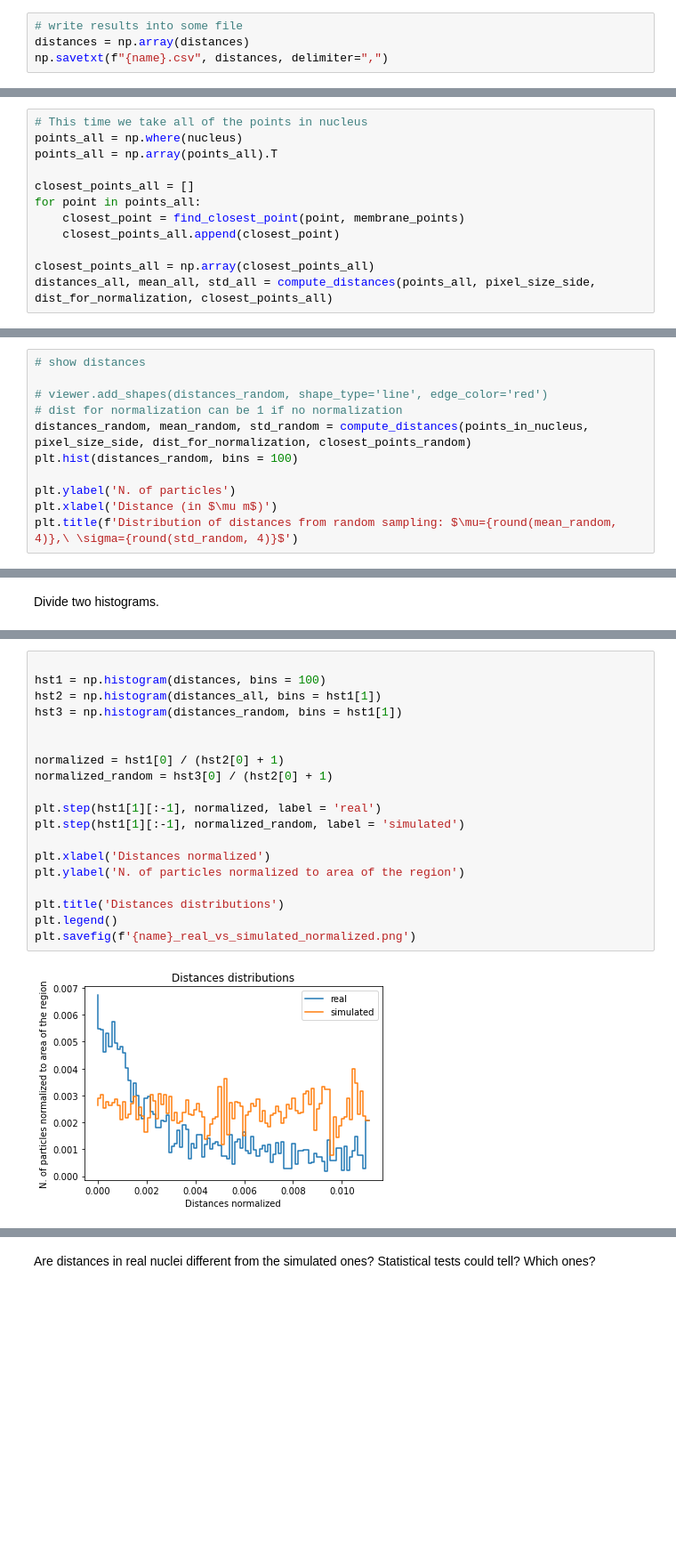
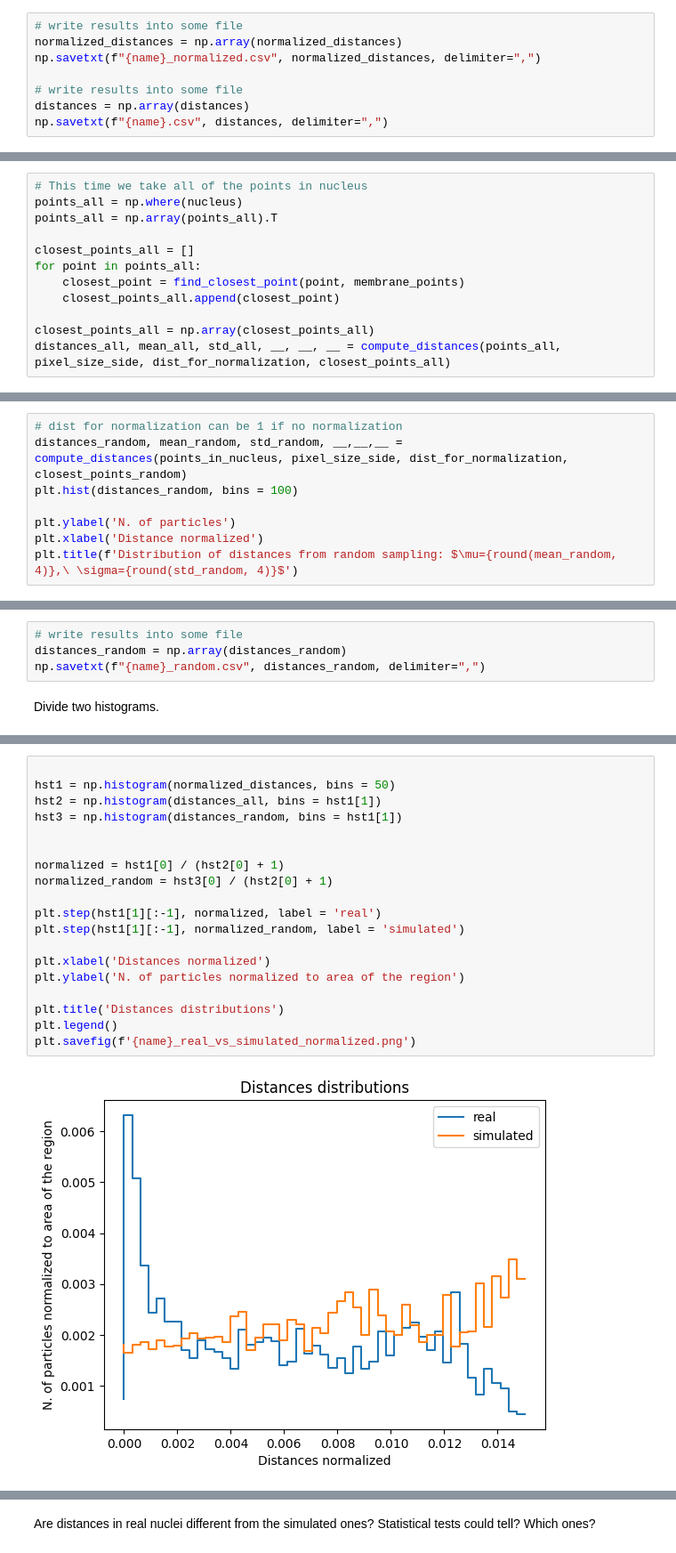
Before and after one commit to programerkotik/viral_particles_distribution_in_nucleus, a Jupyter notebook: Distance Analysis.ipynb, the cells around one changed output, grey strips where cells are left out. Shown at 89% size. Cells and saved outputs as stored; diff of their text form; blank space fills up the shorter version.

```diff
--- a/Distance Analysis.ipynb
+++ b/Distance Analysis.ipynb
@@ -131,6 +158,10 @@ plt.savefig(f'{name}.png')
 # %% [markdown]
 Optionally, we can save all the distances as csv file.
 # %%
+# write results into some file
+normalized_distances = np.array(normalized_distances)
+np.savetxt(f"{name}_normalized.csv", normalized_distances, delimiter=",")
+
 # write results into some file
 distances = np.array(distances)
 np.savetxt(f"{name}.csv", distances, delimiter=",")
@@ -147,5 +178,5 @@ for point in points_all:
     closest_points_all.append(closest_point)
 
 closest_points_all = np.array(closest_points_all)
-distances_all, mean_all, std_all = compute_distances(points_all, pixel_size_side, dist_for_normalization, closest_points_all)
+distances_all, mean_all, std_all, __, __, __ = compute_distances(points_all, pixel_size_side, dist_for_normalization, closest_points_all)
 # %%
@@ -188,14 +218,11 @@ closest_points_random = np.array(closest_points_random)
 # %% [markdown]
 And visualize them as a histogram.
 # %%
-# show distances
-
-# viewer.add_shapes(distances_random, shape_type='line', edge_color='red')
 # dist for normalization can be 1 if no normalization
-distances_random, mean_random, std_random = compute_distances(points_in_nucleus, pixel_size_side, dist_for_normalization, closest_points_random)
+distances_random, mean_random, std_random, __,__,__ = compute_distances(points_in_nucleus, pixel_size_side, dist_for_normalization, closest_points_random)
 plt.hist(distances_random, bins = 100)
 
 plt.ylabel('N. of particles')
-plt.xlabel('Distance (in $\mu m$)')
+plt.xlabel('Distance normalized')
 plt.title(f'Distribution of distances from random sampling: $\mu={round(mean_random, 4)},\ \sigma={round(std_random, 4)}$')
 # %% [output]
@@ -204,3 +231,7 @@ Text(0.5, 1.0, 'Distribution of distances from random sampling: $\\mu=0.0039,\\
+# %%
+# write results into some file
+distances_random = np.array(distances_random)
+np.savetxt(f"{name}_random.csv", distances_random, delimiter=",")
 # %% [markdown]
 Divide two histograms.
 # %%
@@ -217,24 +248,24 @@ plt.savefig(f'{name}_real_vs_simulated.png')
 # %%
 
-hst1 = np.histogram(distances, bins = 100)
+hst1 = np.histogram(normalized_distances, bins = 50)
 hst2 = np.histogram(distances_all, bins = hst1[1])
 hst3 = np.histogram(distances_random, bins = hst1[1])
 
 
 normalized = hst1[0] / (hst2[0] + 1)
 normalized_random = hst3[0] / (hst2[0] + 1)
 
 plt.step(hst1[1][:-1], normalized, label = 'real')
 plt.step(hst1[1][:-1], normalized_random, label = 'simulated')
 
 plt.xlabel('Distances normalized')
 plt.ylabel('N. of particles normalized to area of the region')
 
 plt.title('Distances distributions')
 plt.legend()
 plt.savefig(f'{name}_real_vs_simulated_normalized.png')
 # %% [output]
-[figure, old version]
+[figure, new version]
 # %%
 N = 10
 
```
Also changed, not shown: parts of 30 cells of this notebook, 2 other files.
